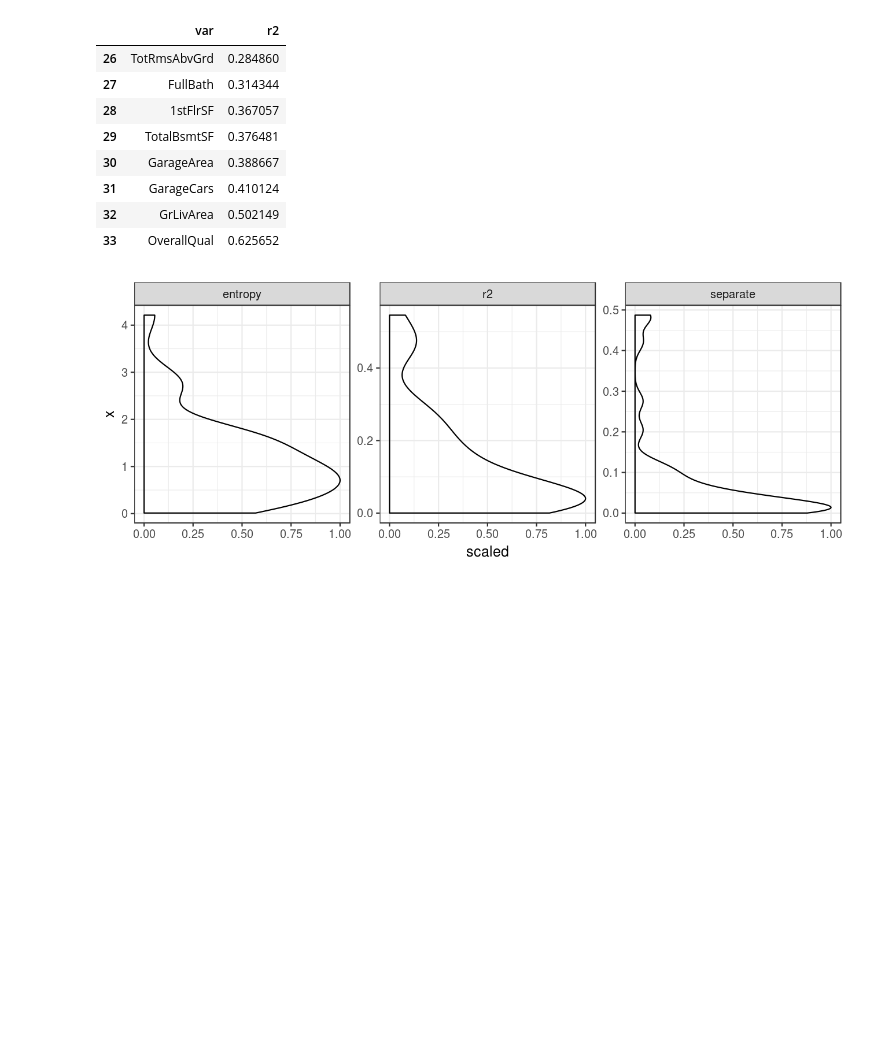
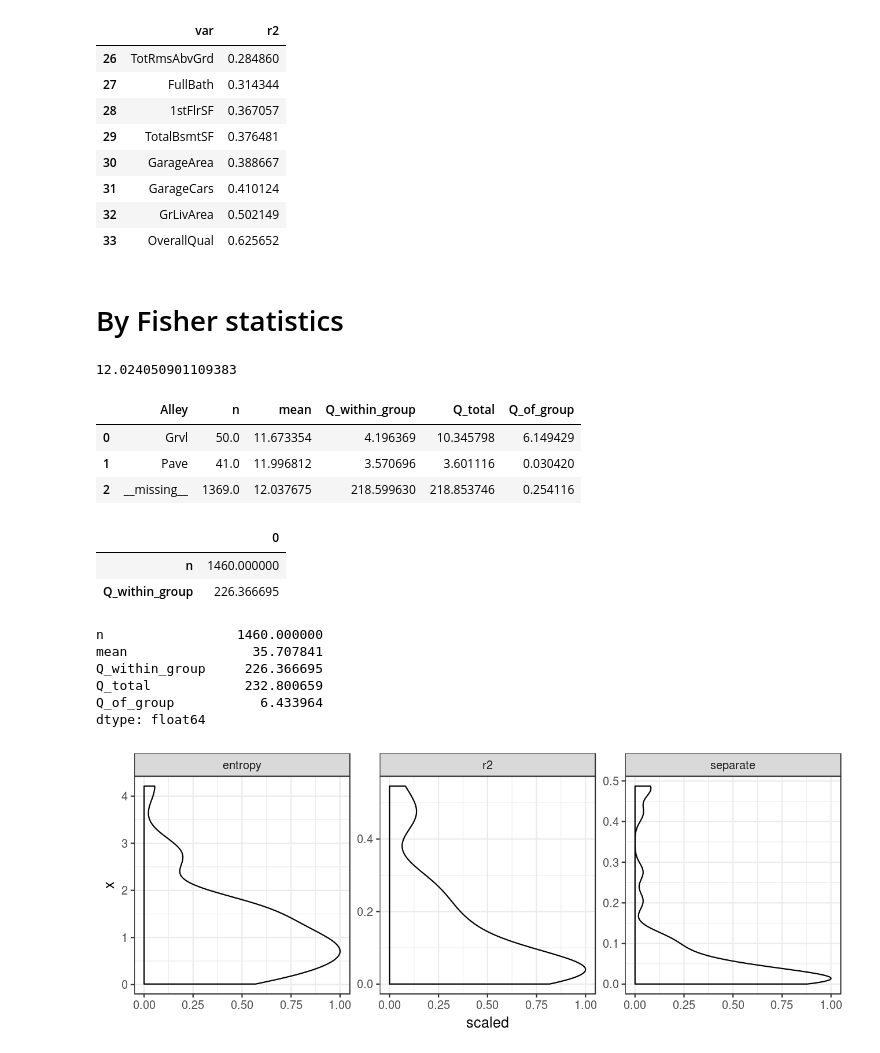
Before and after one commit to MatrixNorm/kaggle, a Jupyter notebook: pybooks/house_prices/01_first_look.ipynb, the cells around one changed output. Drawn from its saved outputs; the diff is of its cells as text; code cells hidden in the pictures; blank space fills up the shorter version.

```diff
--- a/pybooks/house_prices/01_first_look.ipynb
+++ b/pybooks/house_prices/01_first_look.ipynb
@@ -402,6 +425,65 @@ numeric_vars_by_r2.tail(8)
 | 31 | GarageCars | 0.410124 |
 | 32 | GrLivArea | 0.502149 |
 | 33 | OverallQual | 0.625652 |
+# %% [markdown]
+# By Fisher statistics
+# %%
+df = (
+    categ_data
+    [['Alley', 'SalePrice']]
+    .dropna(subset=['SalePrice'])
+    .assign(
+        price_log = lambda df: np.log(df['SalePrice'])
+    )
+    .drop('SalePrice', 1)
+)
+
+global_mean = np.mean(df['price_log'])
+
+global_mean
+
+x = (
+    df
+    .groupby(['Alley'], as_index=False)
+    ['price_log']
+    .agg({
+        'n': np.count_nonzero,
+        'mean': np.mean,
+        'Q_within_group': lambda vec: np.sum( (vec - np.mean(vec))**2 ),
+        'Q_total': lambda vec: np.sum( (vec - global_mean)**2 )
+    })
+    .assign(
+        Q_of_group=lambda df: df['n'] * (df['mean'] - global_mean)**2
+    )
+
+)
+
+x
+
+(
+    x.agg({
+        'n': 'sum',
+        'Q_within_group': 'sum'
+    })
+    .to_frame()
+)
+
+x.sum(numeric_only=True)
+# %% [output]
+12.024050901109383
+|  | Alley | n | mean | Q_within_group | Q_total | Q_of_group |
+| 0 | Grvl | 50.0 | 11.673354 | 4.196369 | 10.345798 | 6.149429 |
+| 1 | Pave | 41.0 | 11.996812 | 3.570696 | 3.601116 | 0.030420 |
+| 2 | __missing__ | 1369.0 | 12.037675 | 218.599630 | 218.853746 | 0.254116 |
+|  | 0 |
+| n | 1460.000000 |
+| Q_within_group | 226.366695 |
+n                 1460.000000
+mean                35.707841
+Q_within_group     226.366695
+Q_total            232.800659
+Q_of_group           6.433964
+dtype: float64
 # %%
 df = pd.concat([
     categ_vars_by_entropy.assign(method='entropy').rename(columns={'entropy': 'x'}),
```
Also changed, not shown: parts of 6 cells of this notebook, 3 other files.
